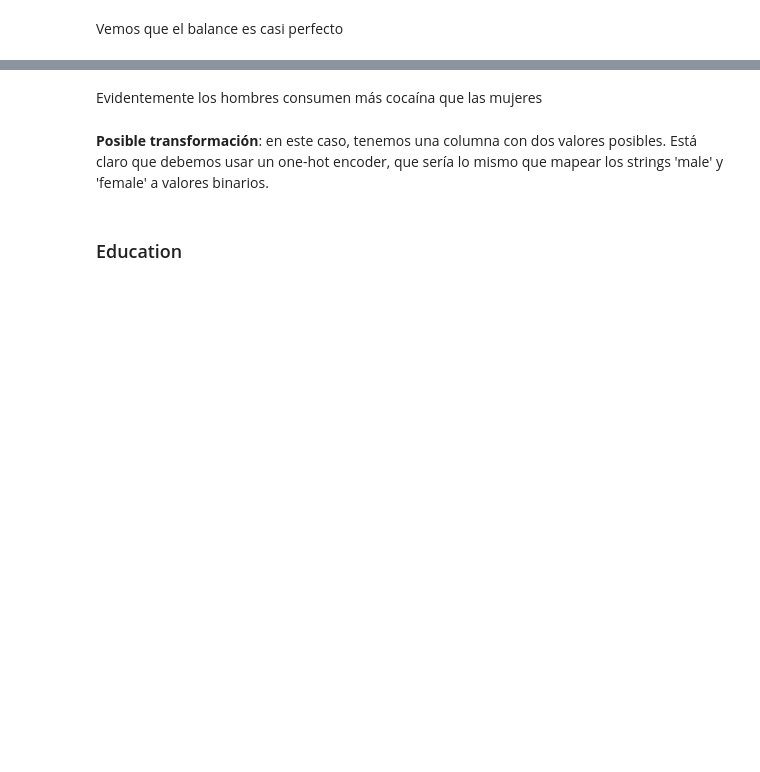
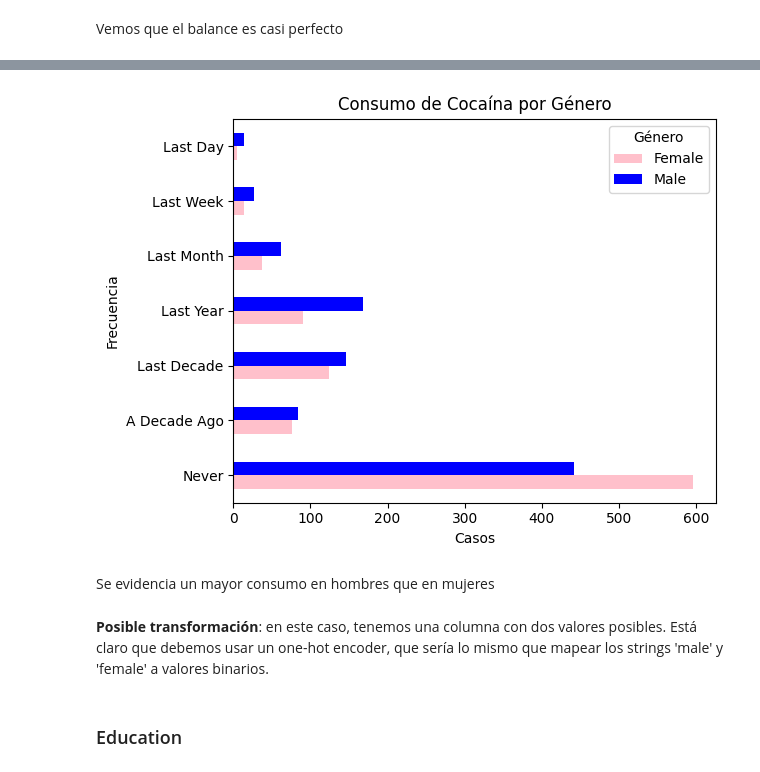
Before and after one commit to federicoFrancesconi/UCSE-2024-ML-TP1, a Jupyter notebook: tp1_EDA.ipynb, the cells around one changed output, grey strips where cells are left out. Drawn from its saved outputs; the diff is of its cells as text; code cells hidden in the pictures; blank space fills up the shorter version.

```diff
--- a/tp1_EDA.ipynb
+++ b/tp1_EDA.ipynb
@@ -343,20 +434,23 @@ print(consumo_x_genero)
 # %%
 # Definimos el orden correcto de la variable coke
 consumo_x_genero = consumo_x_genero.loc[coke_order]
 
+colors_genders = {'Male': 'blue', 'Female': 'pink'}
 # Generamos un grafico de barras adyacentes
-consumo_x_genero.plot(kind='barh', stacked=False)
+consumo_x_genero.plot(kind='barh', stacked=False, color=[colors_genders[col] for col in consumo_x_genero.columns] )
 
 plt.xlabel('Casos')
 plt.ylabel('Frecuencia')
 plt.title('Consumo de Cocaína por Género')
 plt.xticks(rotation=0)
 plt.legend(title='Género')
 
 plt.tight_layout()
 plt.show()
+# %% [output]
+[figure, added]
 # %% [markdown]
-Evidentemente los hombres consumen más cocaína que las mujeres
+Se evidencia un mayor consumo en hombres que en mujeres
 # %% [markdown]
 **Posible transformación**: en este caso, tenemos una columna con dos valores posibles. Está claro que debemos usar un one-hot encoder, que sería lo mismo que mapear los strings 'male' y 'female' a valores binarios.
 # %% [markdown]
```
Also changed, not shown: parts of 56 cells of this notebook.
